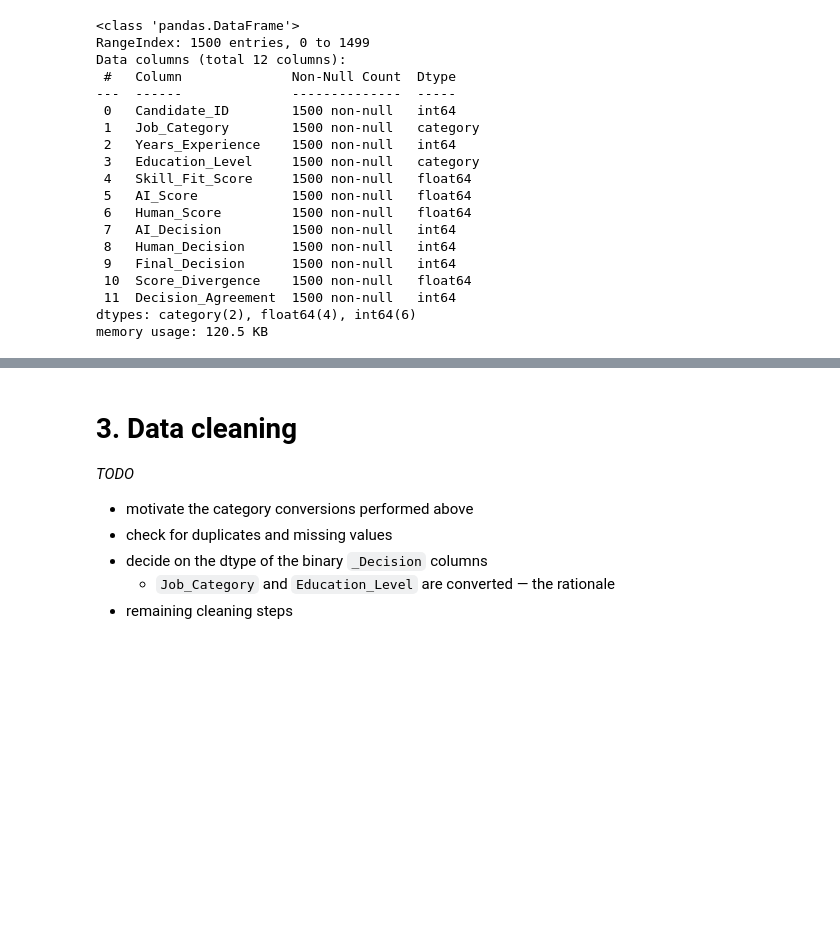
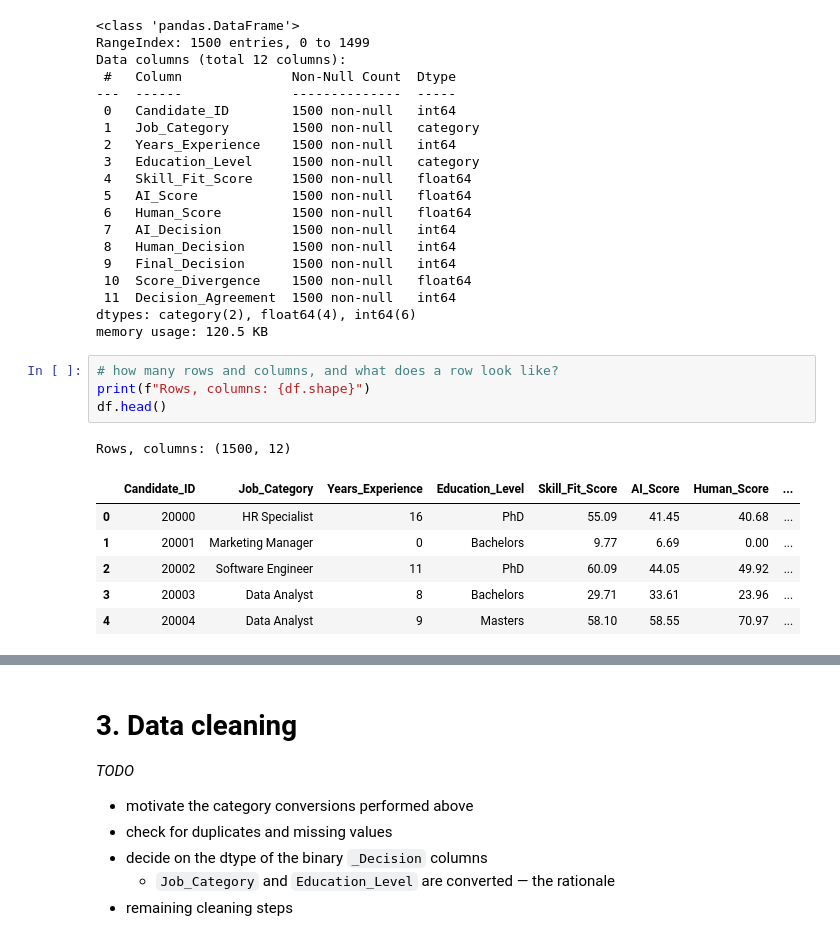
Before and after one commit to hkmp1303/hiring-fairness-audit-analysis, a Jupyter notebook: notebook.ipynb, the cells around one changed output, grey strips where cells are left out. Cells and saved outputs as stored; diff of their text form; blank space fills up the shorter version.

```diff
--- a/notebook.ipynb
+++ b/notebook.ipynb
@@ -59,3 +59,15 @@ Data columns (total 12 columns):
  11  Decision_Agreement  1500 non-null   int64
 dtypes: category(2), float64(4), int64(6)
 memory usage: 120.5 KB
+# %%
+# how many rows and columns, and what does a row look like?
+print(f"Rows, columns: {df.shape}")
+df.head()
+# %% [output]
+Rows, columns: (1500, 12)
+|  | Candidate_ID | Job_Category | Years_Experience | Education_Level | Skill_Fit_Score | AI_Score | Human_Score | ... |
+| 0 | 20000 | HR Specialist | 16 | PhD | 55.09 | 41.45 | 40.68 | ... |
+| 1 | 20001 | Marketing Manager | 0 | Bachelors | 9.77 | 6.69 | 0.00 | ... |
+| 2 | 20002 | Software Engineer | 11 | PhD | 60.09 | 44.05 | 49.92 | ... |
+| 3 | 20003 | Data Analyst | 8 | Bachelors | 29.71 | 33.61 | 23.96 | ... |
+| 4 | 20004 | Data Analyst | 9 | Masters | 58.10 | 58.55 | 70.97 | ... |
```
Also changed, not shown: parts of 3 cells of this notebook.
